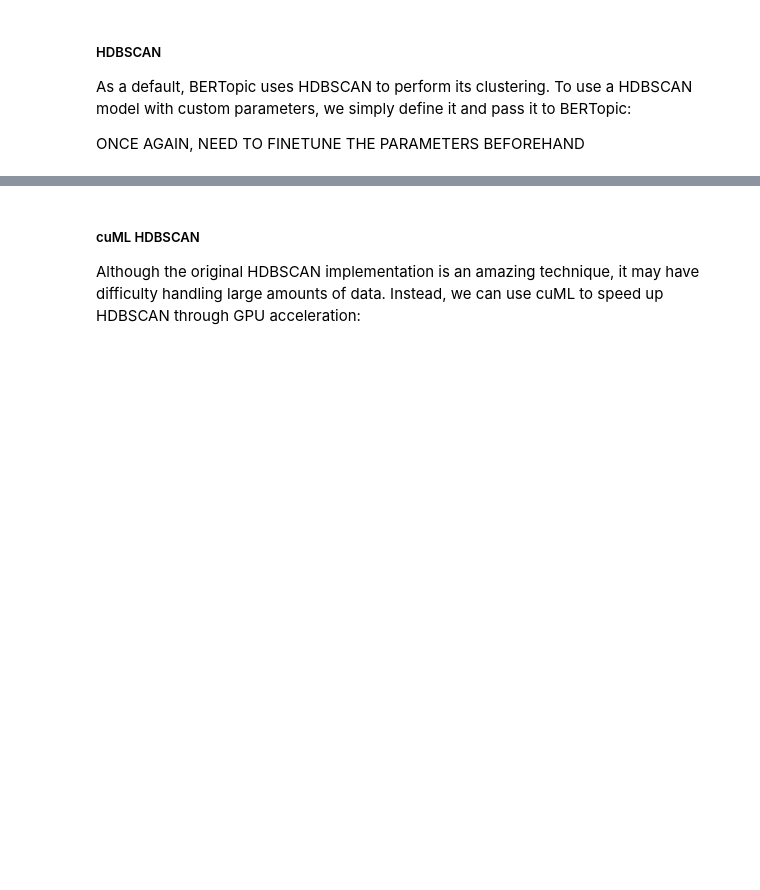
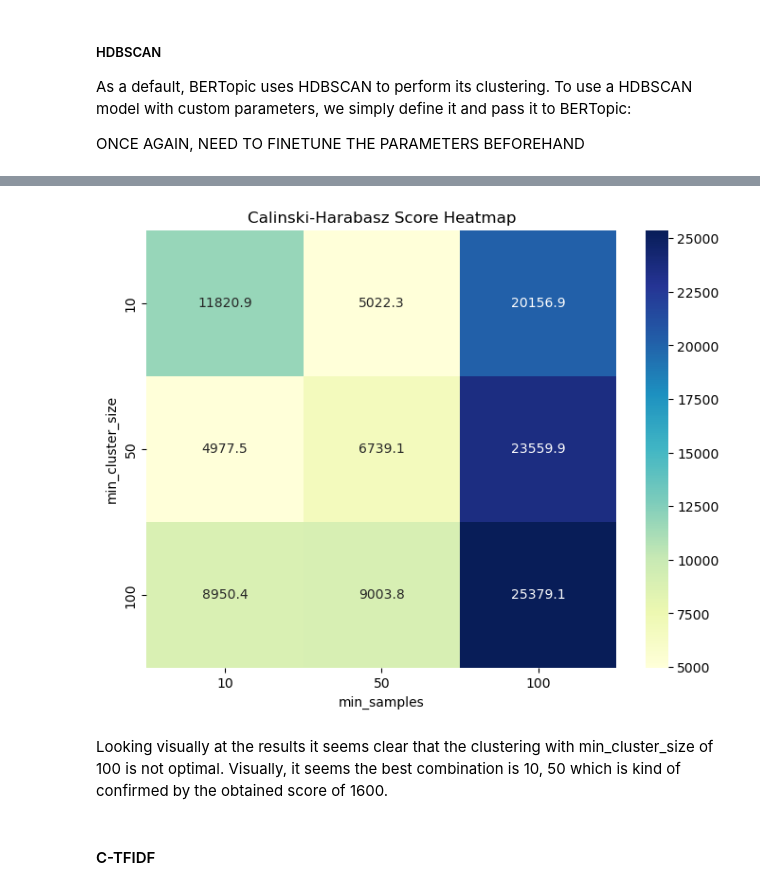
Before and after one commit to mrdcq/patent_project, a Jupyter notebook: berttopic.ipynb, the cells around one changed output, grey strips where cells are left out. Cells and saved outputs as stored; diff of their text form; code cells hidden in the pictures; blank space fills up the shorter version.

```diff
--- a/berttopic.ipynb
+++ b/berttopic.ipynb
@@ -73,0 +140,20 @@ ONCE AGAIN, NEED TO FINETUNE THE PARAMETERS BEFOREHAND
+# %%
+from sklearn.metrics import calinski_harabasz_score
+def evaluate_hdbscan_ch(embeddings, min_cluster_sizes, min_samples_list):
+    scores = np.zeros((len(min_cluster_sizes), len(min_samples_list)))
+
+    for i, min_cluster_size in enumerate(min_cluster_sizes):
+        for j, min_samples in enumerate(min_samples_list):
+            clusterer = HDBSCAN(min_cluster_size=min_cluster_size,
+                                        min_samples=min_samples)
+            labels = clusterer.fit_predict(embeddings)
+
+            mask = labels != -1
+            n_clusters = len(set(labels)) - (1 if -1 in labels else 0)
+
+            if np.sum(mask) > 1 and n_clusters > 1:
+                score = calinski_harabasz_score(embeddings[mask], labels[mask])
+            else:
+                score = 0
+            scores[i, j] = score
+    return scores
@@ -74 +186,18 @@ ONCE AGAIN, NEED TO FINETUNE THE PARAMETERS BEFOREHAND
+# %%
+import seaborn as sns
+
+# Evaluate scores
+ch_scores = evaluate_hdbscan_ch(X_umap, min_cluster_sizes, min_samples_list)
+
+plt.figure(figsize=(8, 6))
+sns.heatmap(ch_scores, annot=True, fmt=".1f", cmap="YlGnBu",
+            xticklabels=min_samples_list, yticklabels=min_cluster_sizes)
+plt.xlabel("min_samples")
+plt.ylabel("min_cluster_size")
+plt.title("Calinski-Harabasz Score Heatmap")
+plt.show()
+# %% [output]
+[figure, added]
+# %% [markdown]
+Looking visually at the results it seems clear that the clustering with min_cluster_size of 100 is not optimal. Visually, it seems the best combination is 10, 50 which is kind of confirmed by the obtained score of 1600.
 # %%
@@ -79,4 +204,0 @@ topic_model = BERTopic(hdbscan_model=hdbscan_model)
-# %% [markdown]
-##### cuML HDBSCAN
-
-Although the original HDBSCAN implementation is an amazing technique, it may have difficulty handling large amounts of data. Instead, we can use cuML to speed up HDBSCAN through GPU acceleration:
@@ -87,0 +205,2 @@ topic_model = BERTopic(hdbscan_model=hdbscan_model)
+# %% [markdown]
+#### C-TFIDF
```
Also changed, not shown: parts of 16 cells of this notebook.
